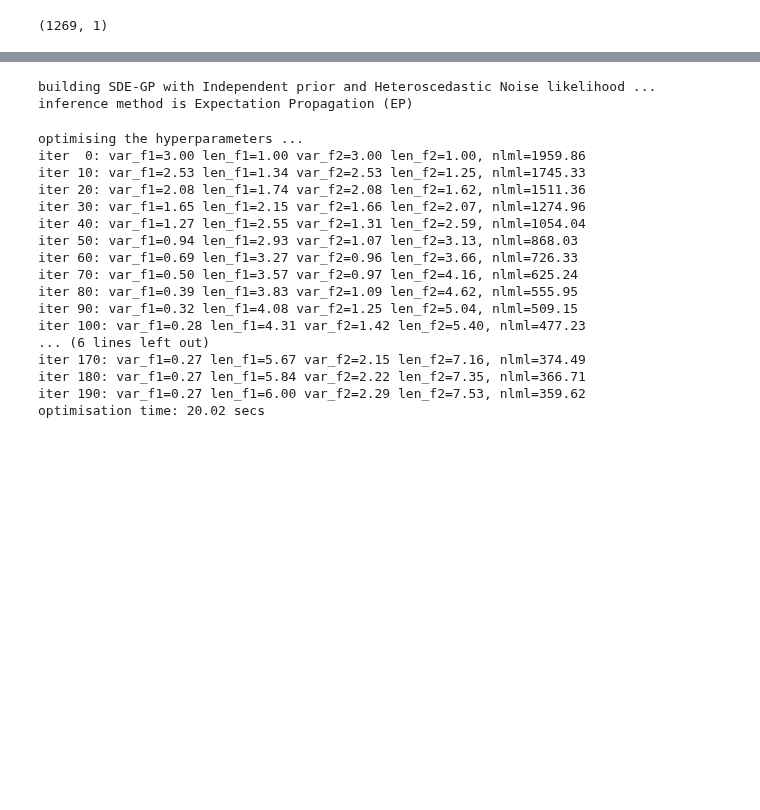
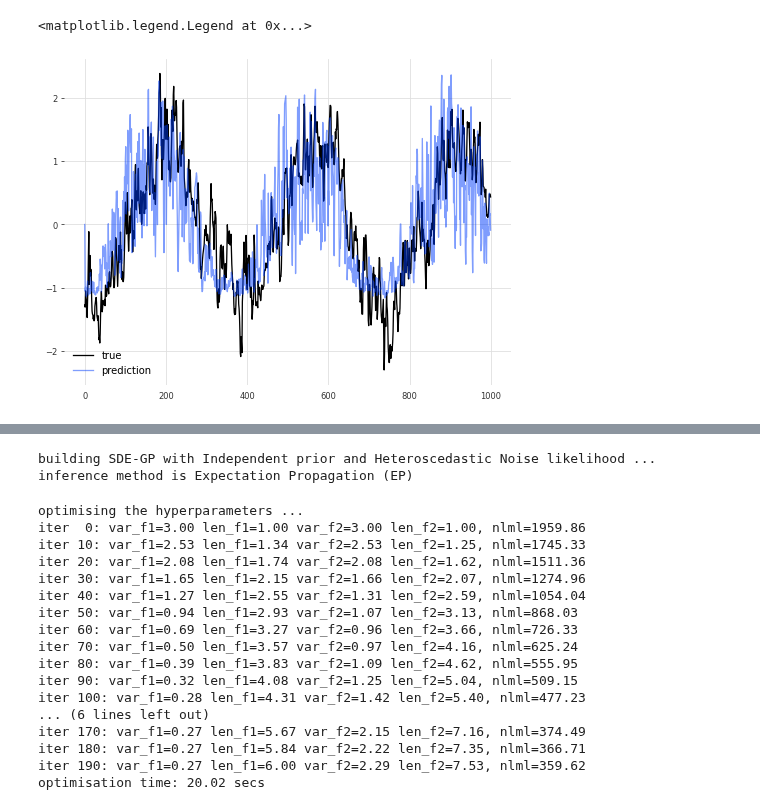
Before and after one commit to christiando/gaussian-toolbox, a Jupyter notebook: timeseries/experiments_scripts/sunspots_ep.ipynb, the cells around one changed output, grey strips where cells are left out. Saved outputs shown, nothing was run; the diff lists cells and outputs as text; code cells hidden in the pictures; blank space fills up the shorter version.

Commit message:
dynamic factor model tryouts

```diff
--- a/timeseries/experiments_scripts/sunspots_ep.ipynb
+++ b/timeseries/experiments_scripts/sunspots_ep.ipynb
@@ -49,6 +49,2 @@ from exp_utils import load_sunspots, load_energy, load_synthetic, load_airfoil
 # %%
-x_tr, x_va, x_te, s_tr_x = load_sunspots(ts=0, train_ratio=0.5)
+x_tr, x_va, x_te, _, s_tr_x = load_energy_e1(ts=0, train_ratio=0.5)
-# %%
-x_tr.shape
-# %% [output]
-(1269, 1)
@@ -54,0 +53,25 @@ x_tr.shape
+# %%
+import statsmodels.api as sm
+
+# Load your dataset
+#endog = pd.read_csv('your/dataset/here.csv')
+x_tr_df = pd.DataFrame(x_tr)
+
+# Create a dynamic factor model
+mod_dfm = sm.tsa.DynamicFactor(x_tr_df, k_factors=1, factor_order=1)
+# Note that mod_dfm is an instance of the DynamicFactorMQ class
+# Fit the model via maximum likelihood, using the EM algorithm
+res_dfm = mod_dfm.fit()
+# Note that res_dfm is an instance of the DynamicFactorMQResults class
+
+# Show the summary of results
+# print(res_dfm.summary())
+
+predictions = np.asarray(res_dfm.fittedvalues)#res_dfm.predict(params=res_dfm.params))
+plt.figure(figsize=(8, 6))
+plt.plot(x_tr[:1000, 1], label = 'true')
+plt.plot(predictions[:1000, 1], alpha=0.5, label = 'prediction')
+plt.legend()
+# %% [output]
+<matplotlib.legend.Legend at 0x...>
+[figure, added]
```
Also changed, not shown: parts of 5 cells of this notebook.
